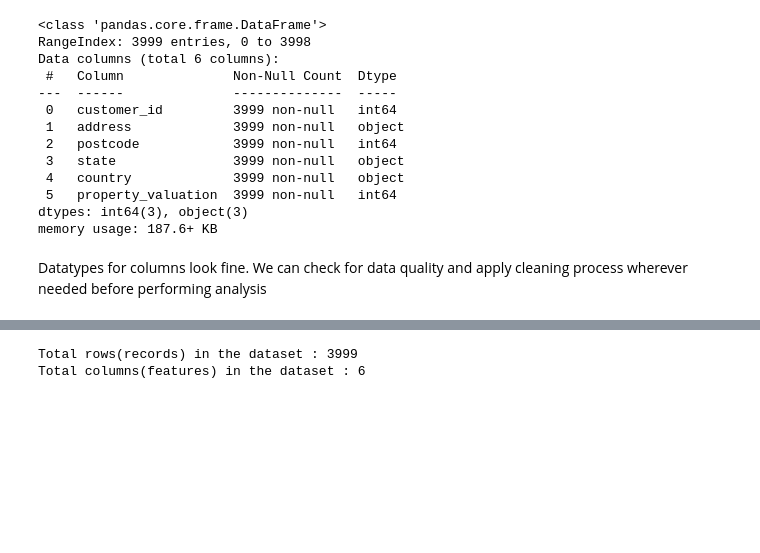
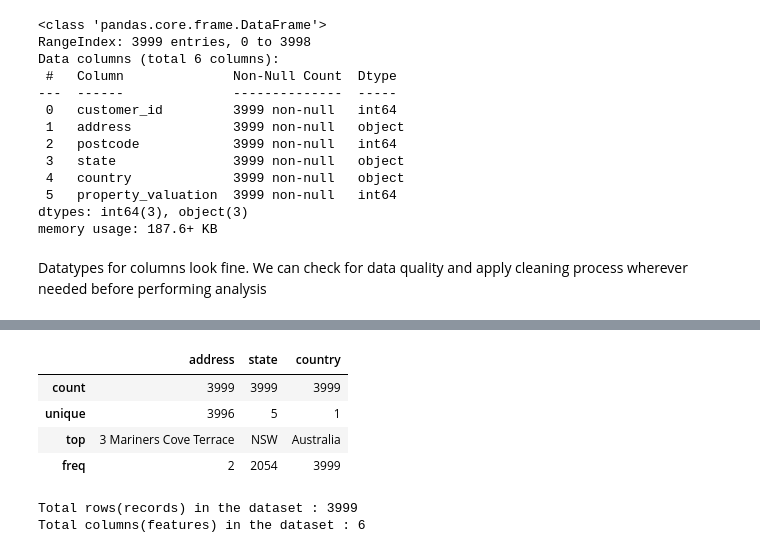
Before and after one commit to AryaChirag/Bicycle-sales, a Jupyter notebook: Data_cleaning_customer_address.ipynb, the cells around one changed output, grey strips where cells are left out. Saved outputs shown, nothing was run; the diff lists cells and outputs as text; code cells hidden in the pictures; blank space fills up the shorter version.

```diff
--- a/Data_cleaning_customer_address.ipynb
+++ b/Data_cleaning_customer_address.ipynb
@@ -44,3 +59,11 @@ Datatypes for columns look fine. We can check for data quality and apply cleanin
+# %%
+cust_address.describe(include= 'object')
+# %% [output]
+|  | address | state | country |
+| count | 3999 | 3999 | 3999 |
+| unique | 3996 | 5 | 1 |
+| top | 3 Mariners Cove Terrace | NSW | Australia |
+| freq | 2 | 2054 | 3999 |
 # %%
 print("Total rows(records) in the dataset : {}".format(cust_address.shape[0]))
 print("Total columns(features) in the dataset : {}".format(cust_address.shape[1]))
```
Also changed, not shown: parts of 27 cells of this notebook.
